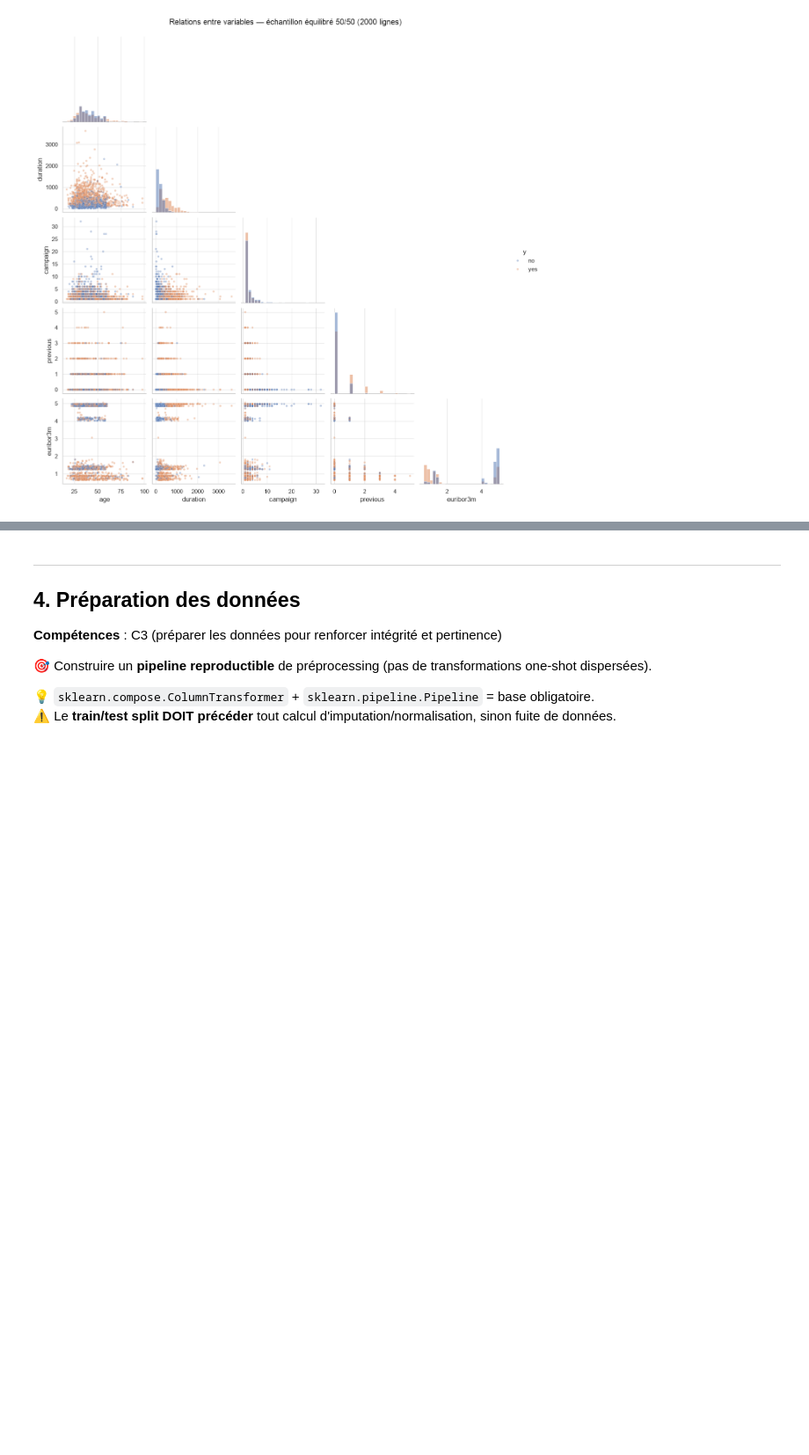
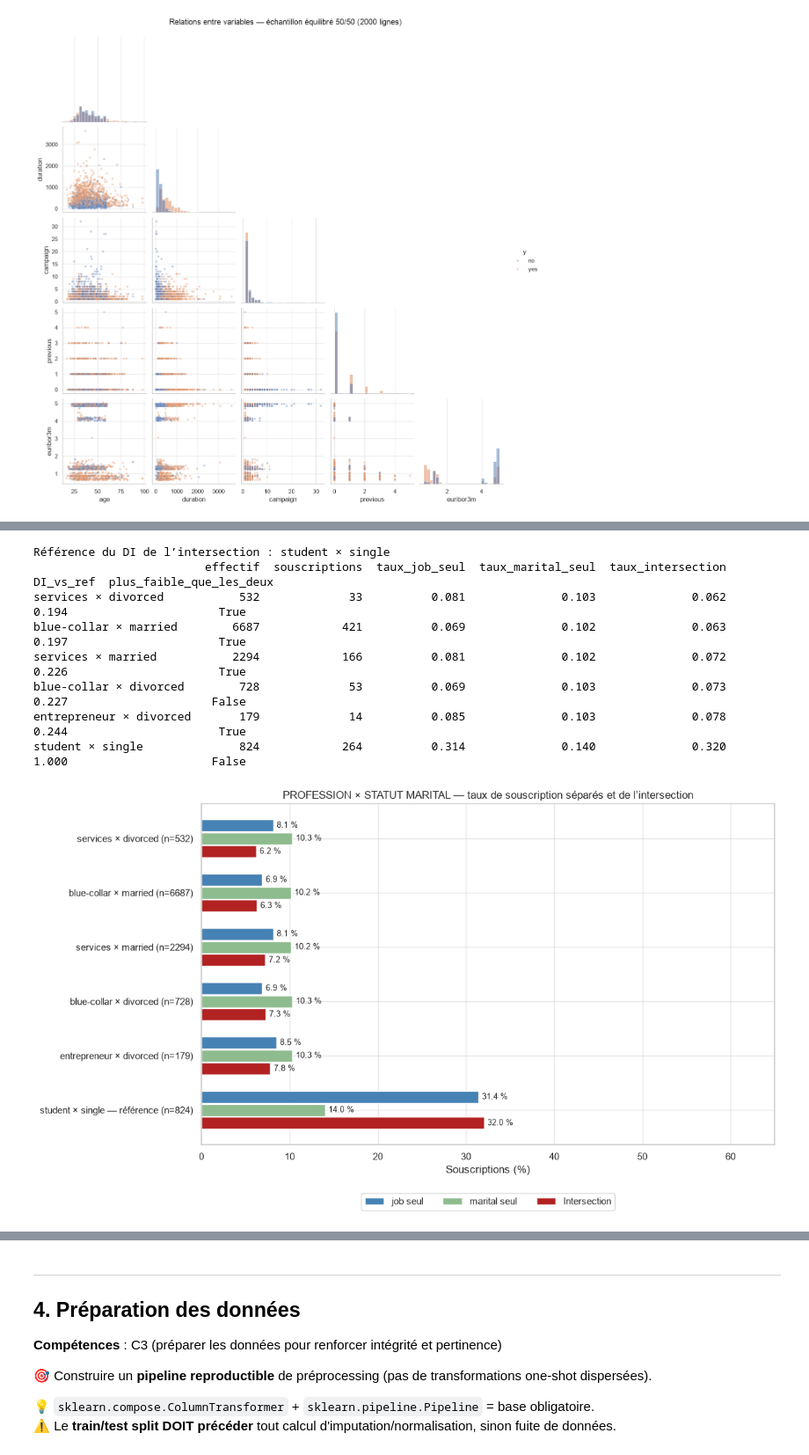
Before and after one commit to franckcwalter/eval-usecase-marketing, a Jupyter notebook: cas_usage_bank_marketing.ipynb, the cells around one changed output, grey strips where cells are left out. Shown at 88% size. Saved outputs shown, nothing was run; the diff lists cells and outputs as text; code cells hidden in the pictures; blank space fills up the shorter version.

```diff
--- a/cas_usage_bank_marketing.ipynb
+++ b/cas_usage_bank_marketing.ipynb
@@ -735,0 +964,48 @@ plt.show()
+# %%
+## INTERSECTION PROFESSION × STATUT MARITAL
+
+groupes_croises = groupes_sensibles["job"].astype(str) + " × " + groupes_sensibles["marital"].astype(str)
+tableau_croise, reference_croise = taux_par_groupe(groupes_croises)
+tableau_croise["souscriptions"] = donnees_relations["y_oui"].groupby(groupes_croises).sum()
+fiables_croise = tableau_croise.loc[~tableau_croise["fragile"] & ~tableau_croise.index.str.contains("unknown")]
+comparaison = pd.concat([fiables_croise.nsmallest(5, "DI_vs_ref"), tableau_croise.loc[[reference_croise]]]).copy()
+modalites = comparaison.index.str.split(" × ")
+comparaison["taux_job_seul"] = [resultats_di["job"].loc[m[0], "taux"] for m in modalites]
+comparaison["taux_marital_seul"] = [resultats_di["marital"].loc[m[1], "taux"] for m in modalites]
+comparaison["taux_intersection"] = comparaison["taux"]
+comparaison["plus_faible_que_les_deux"] = comparaison["taux_intersection"] < comparaison[["taux_job_seul", "taux_marital_seul"]].min(axis=1)
+print(f"Référence du DI de l’intersection : {reference_croise}")
+print(comparaison[["effectif", "souscriptions", "taux_job_seul", "taux_marital_seul", "taux_intersection", "DI_vs_ref", "plus_faible_que_les_deux"]].round(3).to_string())
+
+positions = np.arange(len(comparaison))
+fig, ax = plt.subplots(figsize=(12, 7))
+for decalage, colonne, legende, couleur in [
+    (-0.24, "taux_job_seul", "job seul", "steelblue"),
+    (0, "taux_marital_seul", "marital seul", "darkseagreen"),
+    (0.24, "taux_intersection", "Intersection", "firebrick"),
+]:
+    barres = ax.barh(positions + decalage, comparaison[colonne] * 100, height=0.22, label=legende, color=couleur)
+    ax.bar_label(barres, fmt="{:.1f} %", padding=4, fontsize=9)
+ax.set_yticks(positions, [f"{g}{' — référence' if g == reference_croise else ''} (n={effectif})" for g, effectif in zip(comparaison.index, comparaison["effectif"])])
+ax.invert_yaxis()
+ax.set(title="PROFESSION × STATUT MARITAL — taux de souscription séparés et de l’intersection", xlabel="Souscriptions (%)", xlim=(0, 65))
+ax.legend(loc="upper center", bbox_to_anchor=(0.5, -0.13), ncol=3)
+fig.tight_layout()
+plt.show()
+
+# Référence du DI : student × single, 32.0 % de souscriptions pour 824 clients (DI = 1).
+# Les services × divorced souscrivent à 6.2 %, contre 8.1 % pour services et 10.3 % pour divorced.
+# Les blue-collar × married souscrivent à 6.3 %, contre 6.9 % pour blue-collar : l’écart reste faible.
+# Les blue-collar × divorced souscrivent un peu plus que les blue-collar seuls (7.3 % contre 6.9 %).
+
+# Le statut marital aggrave peu le désavantage lié à la profession.
+# %% [output]
+Référence du DI de l’intersection : student × single
+                         effectif  souscriptions  taux_job_seul  taux_marital_seul  taux_intersection  DI_vs_ref  plus_faible_que_les_deux
+services × divorced           532             33          0.081              0.103              0.062      0.194                      True
+blue-collar × married        6687            421          0.069              0.102              0.063      0.197                      True
+services × married           2294            166          0.081              0.102              0.072      0.226                      True
+blue-collar × divorced        728             53          0.069              0.103              0.073      0.227                     False
+entrepreneur × divorced       179             14          0.085              0.103              0.078      0.244                      True
+student × single              824            264          0.314              0.140              0.320      1.000                     False
+[figure, added]
```
Also changed, not shown: parts of 25 cells of this notebook, 1 other file.
